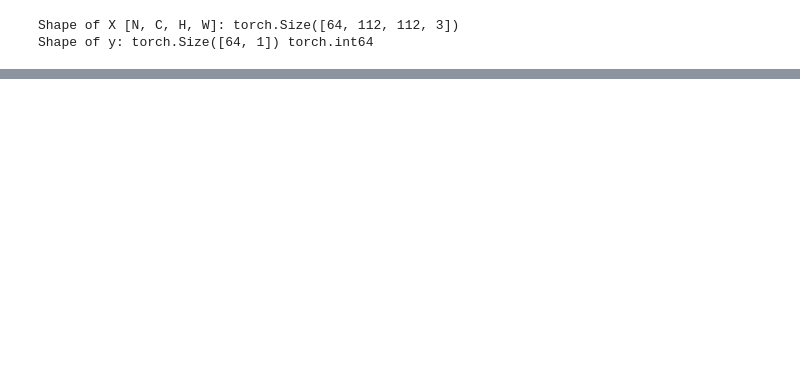
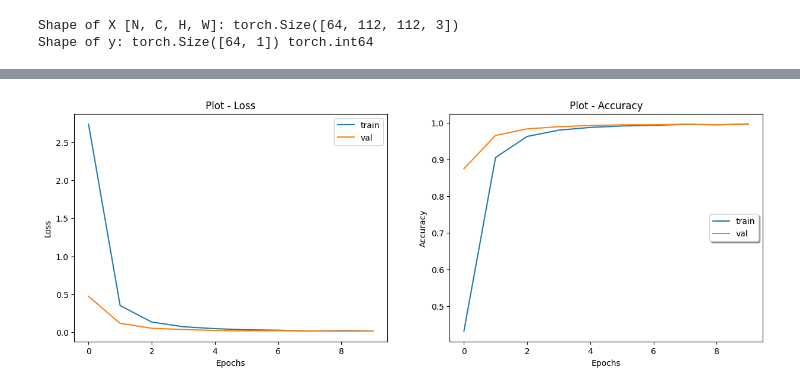
Before and after one commit to Yevgenialno/Traffic-Sign-Classification, a Jupyter notebook: trafic_sign_class.ipynb, the cells around one changed output, grey strips where cells are left out. Saved outputs shown, nothing was run; the diff lists cells and outputs as text; code cells hidden in the pictures; blank space fills up the shorter version.

```diff
--- a/trafic_sign_class.ipynb
+++ b/trafic_sign_class.ipynb
@@ -121,8 +147,8 @@ class Eff_net(nn.Module):
         super(Eff_net,self).__init__()
         self.Eff_net = pretrained_model
         #num_inputs = pretrained_model.classifier[1].in_features
-        self.fl1 = nn.Linear(1000, BATCH_SIZE)
-        self.fl2 = nn.Linear(BATCH_SIZE, numClasses)
+        self.fl1 = nn.Linear(1000, 256)
+        self.fl2 = nn.Linear(256, numClasses)
 
     def forward(self, X):
         X = self.Eff_net(X)
@@ -149,3 +177,9 @@ def calculate_accuracy(y_pred, y):
+# %%
+def calculate_f1_score(output,labels):
+    predictions = output.argmax(1, keepdim = True)
+    predictions = torch.reshape(predictions, (-1,))
+    f1 = F1Score(num_classes=205).to(device)
+    return f1(predictions, labels)
 # %%
 def train(model, loader, opt, criterion):
     epoch_loss = 0
@@ -180,6 +214,7 @@ def train(model, loader, opt, criterion):
 def evaluate(model, loader, opt, criterion):
     epoch_loss = 0
     epoch_acc = 0
+    epoch_f1 = 0
 
     model.eval()
 
@@ -192,19 +227,23 @@ def evaluate(model, loader, opt, criterion):
             labels = labels.cuda()
 
             output = model(images)
+
             loss = criterion(output, labels)
-
             acc = calculate_accuracy(output, labels)
+            f1_score = calculate_f1_score(output,labels)
 
             epoch_loss += loss.item()
             epoch_acc += acc.item()
+            epoch_f1 += f1_score.item()
 
-    return epoch_loss / len(loader), epoch_acc / len(loader)
+    return epoch_loss / len(loader), epoch_acc / len(loader), epoch_f1 / len(loader)
 # %%
 train_loss_list = [0]*EPOCHS
 train_acc_list = [0]*EPOCHS
+train_f1_list = [0]*EPOCHS
 val_loss_list = [0]*EPOCHS
 val_acc_list = [0]*EPOCHS
+val_f1_list = [0]*EPOCHS
 
 for epoch in range(EPOCHS):
     print("Epoch-%d: " % (epoch))
@@ -214,16 +253,17 @@ for epoch in range(EPOCHS):
     train_end_time = time.monotonic()
 
     val_start_time = time.monotonic()
-    val_loss, val_acc = evaluate(model, test_data_loader, optimizer, criterion)
+    val_loss, val_acc, val_f1 = evaluate(model, val_data_loader, optimizer, criterion)
     val_end_time = time.monotonic()
 
     train_loss_list[epoch] = train_loss
     train_acc_list[epoch] = train_acc
     val_loss_list[epoch] = val_loss
     val_acc_list[epoch] = val_acc
+    val_f1_list[epoch] = val_f1
 
     print("Training: Loss = %.4f, Accuracy = %.4f, Time = %.2f seconds" % (train_loss, train_acc, train_end_time - train_start_time))
-    print("Validation: Loss = %.4f, Accuracy = %.4f, Time = %.2f seconds" % (val_loss, val_acc, val_end_time - val_start_time))
+    print("Validation: Loss = %.4f, Accuracy = %.4f, f1 = %.4f, Time = %.2f seconds" % (val_loss, val_acc, val_f1, val_end_time - val_start_time))
     print("")
 # %% [output]
 Epoch-0:
@@ -247,0 +333,20 @@ Validation: Loss = 0.1549, Accuracy = 0.9664, Time = 389.84 seconds
+# %%
+_, axs = plt.subplots(1, 2, figsize=(15, 5))
+
+# Loss plot
+axs[0].plot(train_loss_list, label="train")
+axs[0].plot(val_loss_list, label="val")
+axs[0].set_title("Plot - Loss")
+axs[0].set_xlabel("Epochs")
+axs[0].set_ylabel("Loss")
+legend = axs[0].legend(loc='upper right', shadow=False)
+
+# Accuracy plot
+axs[1].plot(train_acc_list, label="train")
+axs[1].plot(val_acc_list, label="val")
+axs[1].set_title("Plot - Accuracy")
+axs[1].set_xlabel("Epochs")
+axs[1].set_ylabel("Accuracy")
+legend = axs[1].legend(loc='center right', shadow=True)
+# %% [output]
+[figure, added]
```
Also changed, not shown: parts of 21 cells of this notebook.
